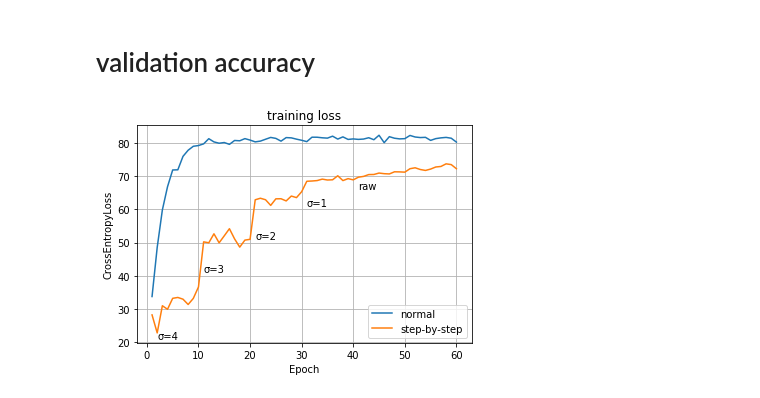
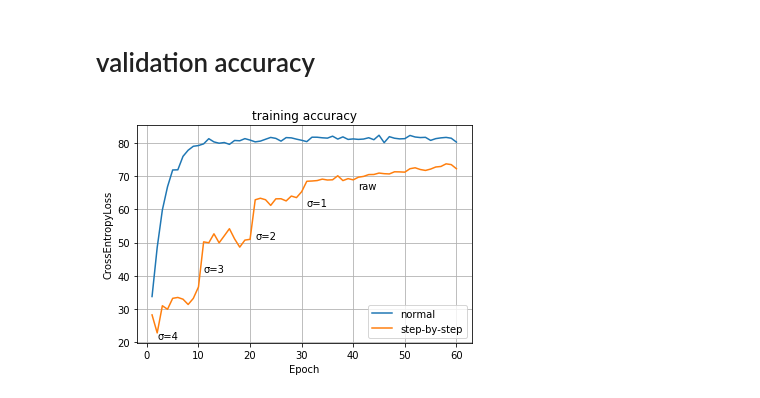
Before and after one commit to sousquared/Blur-Training_Cifar10, a Jupyter notebook: analysis/plot_results_blur-step.ipynb, the cells around one changed output. Saved outputs shown, nothing was run; the diff lists cells and outputs as text; code cells hidden in the pictures.

```diff
--- a/analysis/plot_results_blur-step.ipynb
+++ b/analysis/plot_results_blur-step.ipynb
@@ -90,24 +90,24 @@ fig.savefig(RESULT_DIR + 'blur-steps_acc_train.png')
 # %%
 # load data
 normal = pd.read_csv('data/run-normal_60e-tag-acc_val.csv')['Value'].values
 steps = pd.read_csv('data/run-blur-step_s4-3-2-1_150e-tag-acc_val.csv')['Value'].values[:60]
 
 # plot
 x = range(1, 61)  # x range
 fig, ax = plt.subplots()
-plt.title("training loss")
+plt.title("training accuracy")
 ax.plot(x, normal, label='normal')
 ax.plot(x, steps, label='step-by-step')
 ax.legend()
 ax.set_xlabel('Epoch')
 ax.set_ylabel('CrossEntropyLoss')
 ax.text(2, 21, 'σ=4')
 ax.text(11, 41, 'σ=3')
 ax.text(21, 51, 'σ=2')
 ax.text(31, 61, 'σ=1')
 ax.text(41, 66, 'raw')
 ax.grid(True)
 fig.show()
 fig.savefig(RESULT_DIR + 'blur-steps_acc_val.png')
 # %% [output]
-[figure, old version]
+[figure, new version]
```
Also changed, not shown: parts of 1 cell of this notebook, 2 other files.
